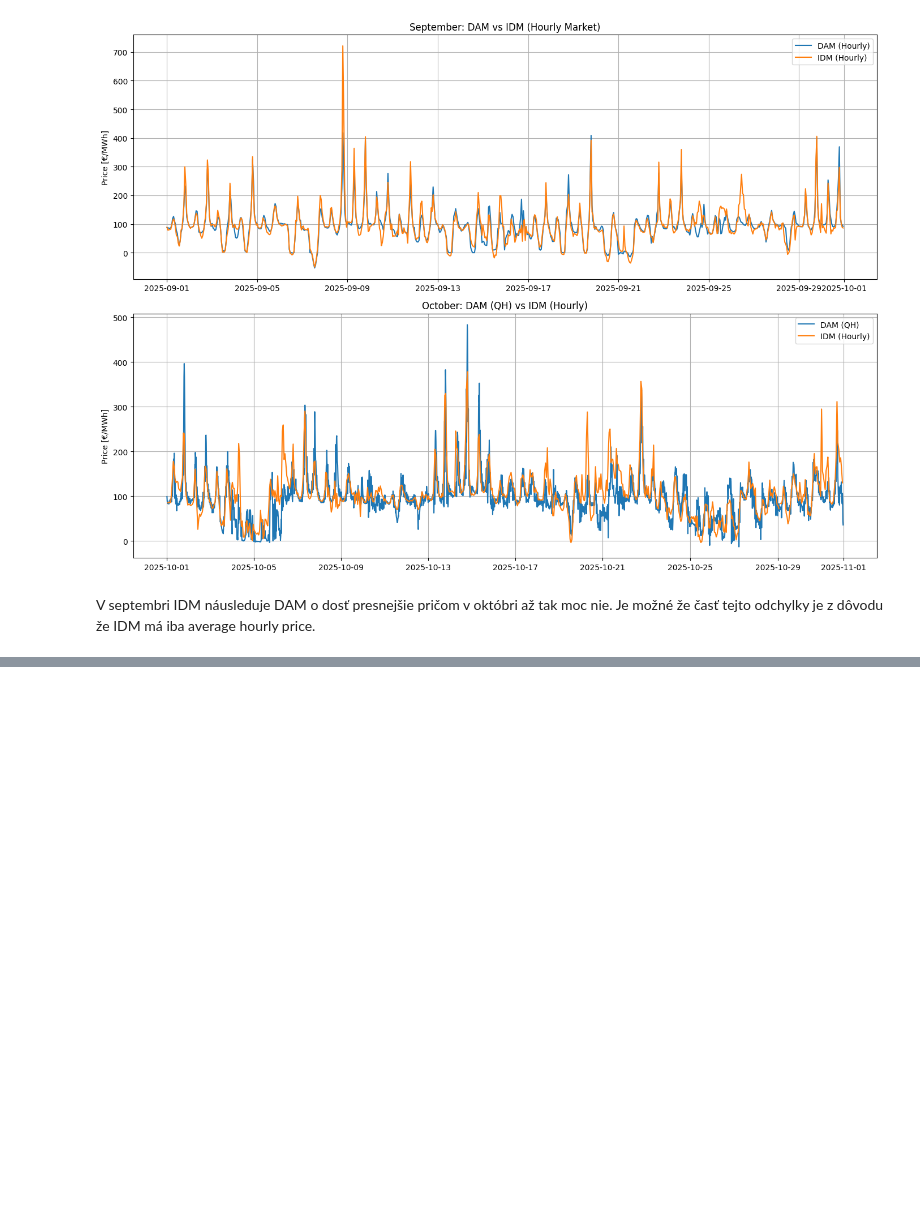
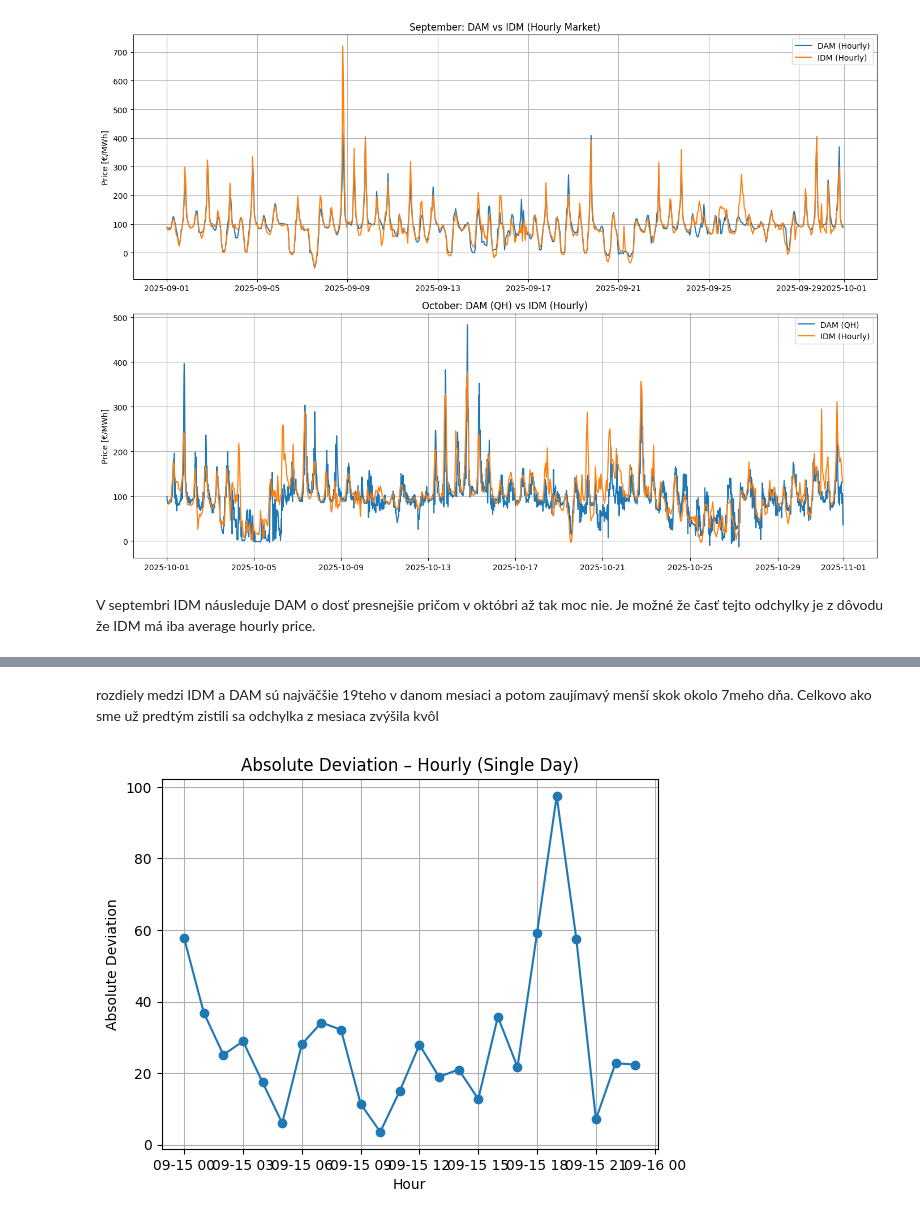
Before and after one commit to Michalzub/Bakalarka-Trh-s-energiou, a Jupyter notebook: dvi.ipynb, the cells around one changed output, grey strips where cells are left out. Saved outputs shown, nothing was run; the diff lists cells and outputs as text; code cells hidden in the pictures; blank space fills up the shorter version.

```diff
--- a/dvi.ipynb
+++ b/dvi.ipynb
@@ -213,0 +249,11 @@ plt.show()
+# %% [markdown]
+rozdiely medzi IDM a DAM sú najväčšie 19teho v danom mesiaci a potom zaujímavý menší skok okolo 7meho dňa. Celkovo ako sme už predtým zistili sa odchylka z mesiaca zvýšila kvôl
+# %%
+plt.plot(dayS['deliveryStartBA'], dayS['abs_dev'], marker='o')
+plt.title("Absolute Deviation – Hourly (Single Day)")
+plt.xlabel("Hour")
+plt.ylabel("Absolute Deviation")
+plt.grid(True)
+plt.show()
+# %% [output]
+[figure, added]
```
Also changed, not shown: parts of 5 cells of this notebook.
